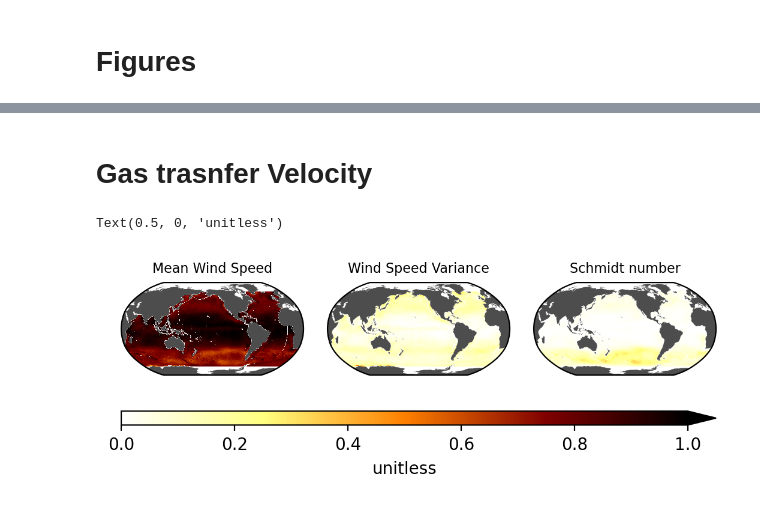
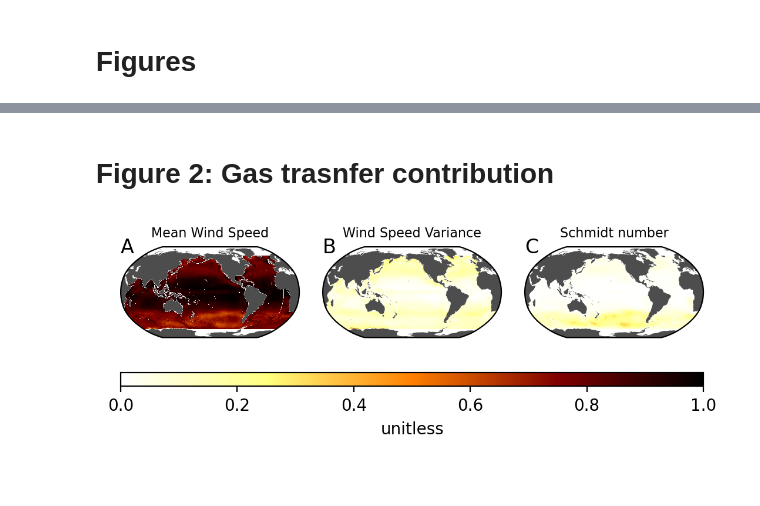
Before and after one commit to eisamanlab/regional-uncertainty-analysis, a Jupyter notebook: notebooks/plots.ipynb, the cells around one changed output, grey strips where cells are left out. Cells and saved outputs as stored; diff of their text form; code cells hidden in the pictures; blank space fills up the shorter version.

```diff
--- a/notebooks/plots.ipynb
+++ b/notebooks/plots.ipynb
@@ -136,6 +219,8 @@ comparison model variablity: https://www.frontiersin.org/journals/marine-science
 # %% [markdown]
-# Gas trasnfer Velocity
+# Figure 2: Gas trasnfer contribution
 # %%
+#tmp = xr.open_dataset("/home/ljg48/project/data/ERA5_sp/processed/e5.oper.an.sfc.sp.1x1.1982.nc")
+
 vmin = 0
 vmax = 1
 cmap = mpl.cm.afmhot_r
@@ -150,32 +235,51 @@ ind = 0
 data = ((ds['frac_kw_umean']**2) / frac_kw_squared).mean('time').where(ds_mask['mask'] == 1)
 #data = ((frac_sol_squared).mean('time').where(ds_mask['mask'] == 1) / (frac_sol_sst**2).mean('time').where(ds_mask['mask'] == 1))
 grid = add_continents(grid, ind)
 plot_data(grid, ind, data, vmin=vmin, vmax=vmax, cmap=cmap)
+#contour_params = {
+#    'transform':ccrs.PlateCarree(central_longitude=0),
+#    "levels": [0.98],
+#    "colors": "white",
+#    "linestyles": "dashed",
+#    "linewidths": 0.5
+#    }
+#grid[ind].contour(data.lon, data.lat, data, **contour_params)
 add_title(grid, ind, title='Mean Wind Speed', fontsize=8)
+
+# Label 'A'
+grid[ind].text(0.0, 1.1, 'A', transform=grid[ind].transAxes, fontsize=12, verticalalignment='top', horizontalalignment='left')
 
 
 ind = 1
 data = ((ds['frac_kw_ustd']**2) / frac_kw_squared).mean('time').where(ds_mask['mask'] == 1)
 #data = ((frac_sol_squared).mean('time').where(ds_mask['mask'] == 1) / (frac_sol_sst**2).mean('time').where(ds_mask['mask'] == 1))
 grid = add_continents(grid, ind)
 plot_data(grid, ind, data, vmin=vmin, vmax=vmax, cmap=cmap)
 add_title(grid, ind, title='Wind Speed Variance', fontsize=8)
+
+# Label 'B'
+grid[ind].text(0.0, 1.1, 'B', transform=grid[ind].transAxes, fontsize=12, verticalalignment='top', horizontalalignment='left')
 
 
 ind = 2
 data = ((ds['frac_kw_sc']**2) / frac_kw_squared).mean('time').where(ds_mask['mask'] == 1)
 grid = add_continents(grid, ind)
 plot_data(grid, ind, data, vmin=vmin, vmax=vmax, cmap=cmap)
 add_title(grid, ind, title='Schmidt number', fontsize=8)
 
 #ind = 2
 #data = ((frac_sol_squared)/(frac_sol_sss**2)).mean('time').where(ds_mask['mask'] == 1)
 #grid = add_continents(grid, ind)
 #plot_data(grid, ind, data, vmin=0, vmax=1)
 #add_title(grid, ind, title='Ko / SSS', fontsize=8)
 
 col = add_colorbar(grid, vmin=vmin, vmax=vmax, cmap=cmap)
 col.ax.set_xlabel('unitless')
+
+# Label 'C'
+grid[ind].text(0.0, 1.1, 'C', transform=grid[ind].transAxes, fontsize=12, verticalalignment='top', horizontalalignment='left')
+
+
+plt.savefig('/home/ljg48/project/oae-uncertainty/reports/figures/fractional-uncertainties-normalized-gas-transfer.png', bbox_inches='tight')
 # %% [output]
-Text(0.5, 0, 'unitless')
-[figure, old version]
+[figure, new version]
```
Also changed, not shown: parts of 21 cells of this notebook, 2 other files.
